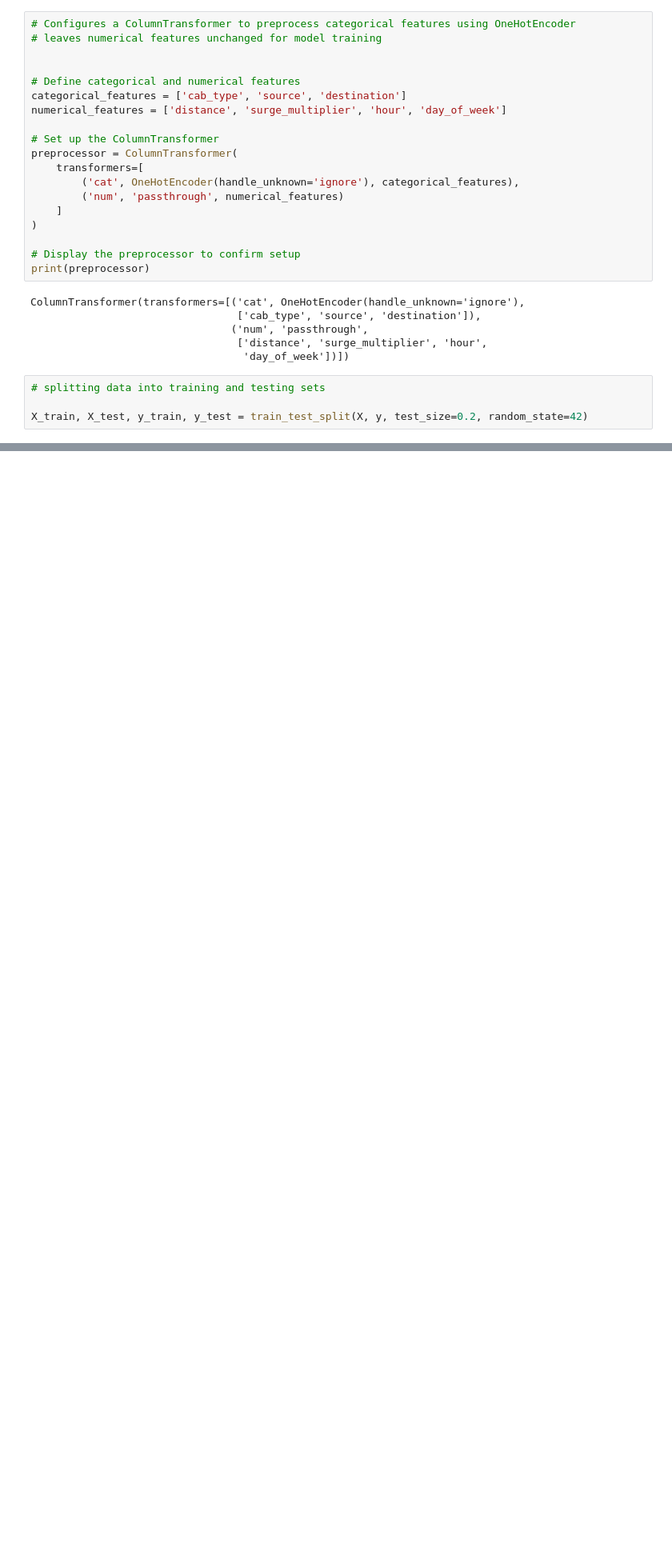
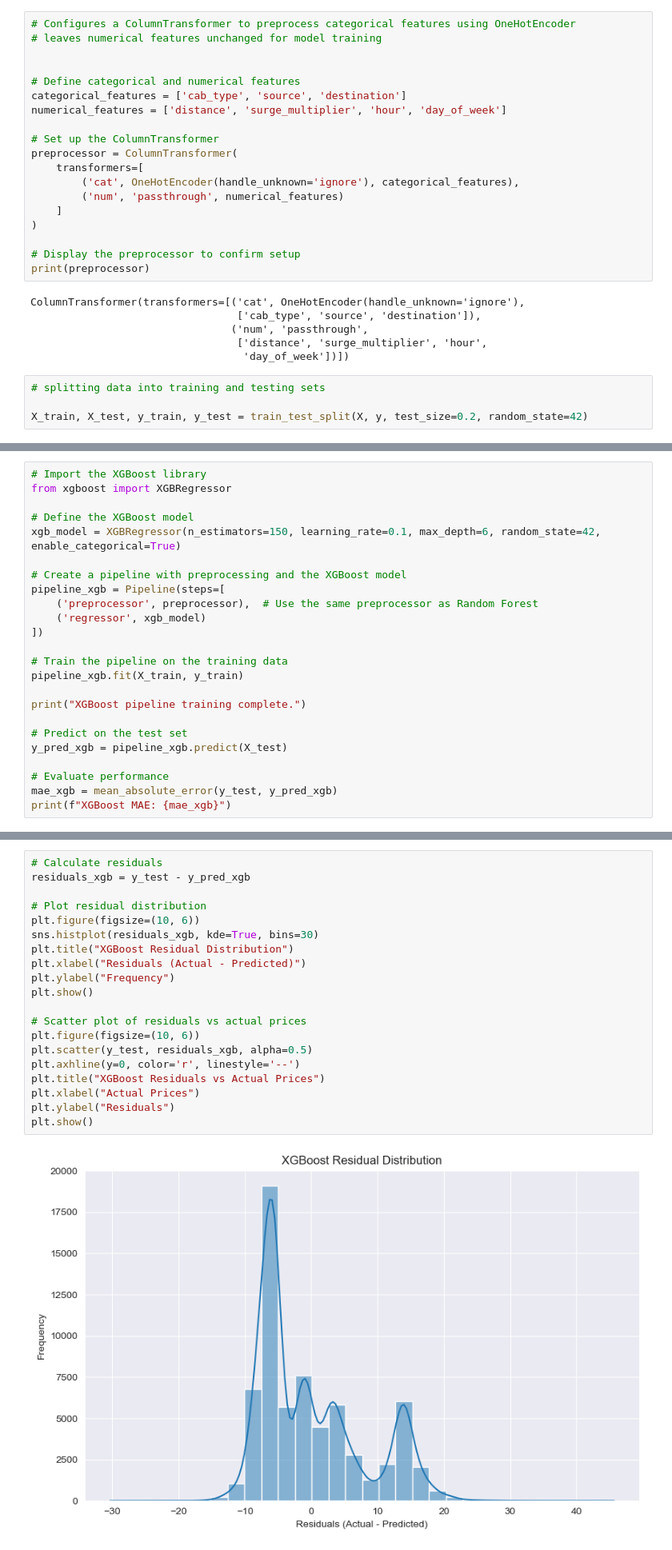
Before and after one commit to rishikamtam12/UberFarePredictor, a Jupyter notebook: mlModeling.ipynb, the cells around one changed output, grey strips where cells are left out. Shown at 80% size. Saved outputs shown, nothing was run; the diff lists cells and outputs as text; blank space fills up the shorter version.

```diff
--- a/mlModeling.ipynb
+++ b/mlModeling.ipynb
@@ -397,0 +388,24 @@ print(feature_importance_df)
+# %%
+# Import the XGBoost library
+from xgboost import XGBRegressor
+
+# Define the XGBoost model
+xgb_model = XGBRegressor(n_estimators=150, learning_rate=0.1, max_depth=6, random_state=42, enable_categorical=True)
+
+# Create a pipeline with preprocessing and the XGBoost model
+pipeline_xgb = Pipeline(steps=[
+    ('preprocessor', preprocessor),  # Use the same preprocessor as Random Forest
+    ('regressor', xgb_model)
+])
+
+# Train the pipeline on the training data
+pipeline_xgb.fit(X_train, y_train)
+
+print("XGBoost pipeline training complete.")
+
+# Predict on the test set
+y_pred_xgb = pipeline_xgb.predict(X_test)
+
+# Evaluate performance
+mae_xgb = mean_absolute_error(y_test, y_pred_xgb)
+print(f"XGBoost MAE: {mae_xgb}")
@@ -397,0 +415,22 @@ print(feature_importance_df)
+# %%
+# Calculate residuals
+residuals_xgb = y_test - y_pred_xgb
+
+# Plot residual distribution
+plt.figure(figsize=(10, 6))
+sns.histplot(residuals_xgb, kde=True, bins=30)
+plt.title("XGBoost Residual Distribution")
+plt.xlabel("Residuals (Actual - Predicted)")
+plt.ylabel("Frequency")
+plt.show()
+
+# Scatter plot of residuals vs actual prices
+plt.figure(figsize=(10, 6))
+plt.scatter(y_test, residuals_xgb, alpha=0.5)
+plt.axhline(y=0, color='r', linestyle='--')
+plt.title("XGBoost Residuals vs Actual Prices")
+plt.xlabel("Actual Prices")
+plt.ylabel("Residuals")
+plt.show()
+# %% [output]
+[figure, added]
```
Also changed, not shown: parts of 17 cells of this notebook.
